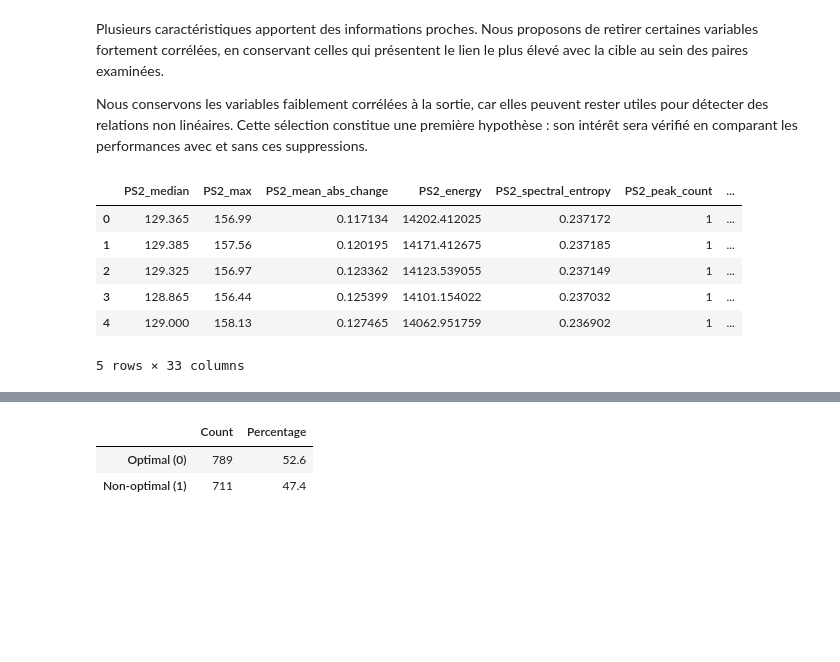
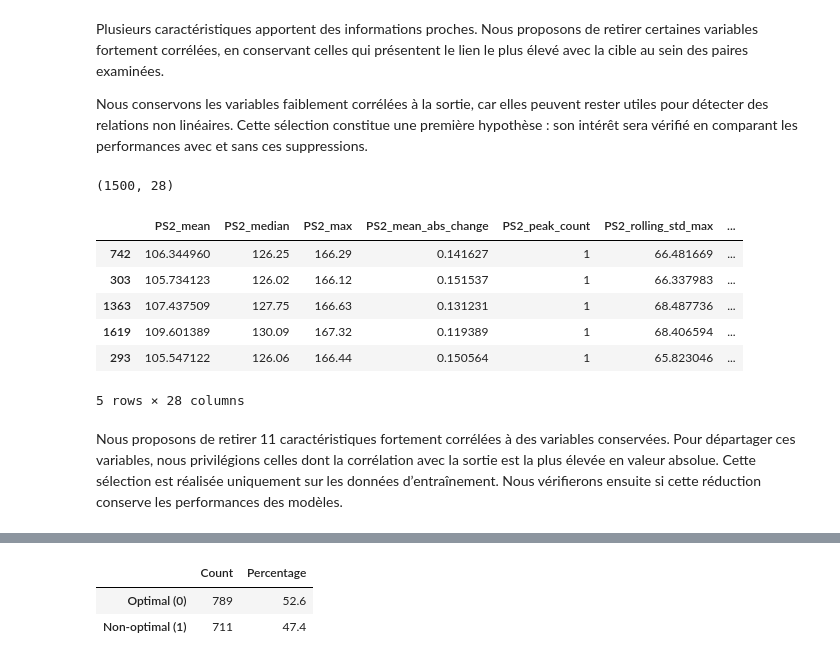
Before and after one commit to alex-05-20/ML_Project, a Jupyter notebook: project_ml.ipynb, the cells around one changed output, grey strips where cells are left out. Cells and saved outputs as stored; diff of their text form; code cells hidden in the pictures; blank space fills up the shorter version.

```diff
--- a/project_ml.ipynb
+++ b/project_ml.ipynb
@@ -623,7 +623,8 @@ Verification de la variance des features, pour identier des features qui sont co
 # %%
-feature_variance = X.var()
-constant_features = feature_variance[
-    feature_variance == 0
-]
-constant_features
+# Repérer les variables constantes sur l'entraînement uniquement
+constant_features = X_train.columns[
+    X_train.nunique(dropna=False) == 1
+].tolist()
+
+print("Variables constantes :", constant_features)
 # %% [output]
@@ -633,2 +632,7 @@ dtype: float64
 # %%
-X = X.drop(columns=constant_features.index)
+# Appliquer la même suppression aux trois ensembles
+X_train = X_train.drop(columns=constant_features)
+X_test = X_test.drop(columns=constant_features)
+X_holdout = X_holdout.drop(columns=constant_features)
+
+print("Nombre de caractéristiques restantes :", X_train.shape[1])
@@ -637,2 +641,8 @@ PS2_min et PS2_dominant_frequency avait une variance nulle, donc elle avait une
 # %%
-X = X.drop(columns=["PS2_range","FS1_min","FS1_range"])
+# Suppressions des colonnes inutiles pour reduire le bruit
+
+X_train = X_train.drop(columns=["PS2_range","FS1_min","FS1_range"])
+X_test = X_test.drop(columns=["PS2_range","FS1_min","FS1_range"])
+X_holdout = X_holdout.drop(columns=["PS2_range","FS1_min","FS1_range"])
+
+print("Nombre de caractéristiques restantes :", X_train.shape[1])
@@ -827,26 +743,35 @@ Plusieurs caractéristiques apportent des informations proches. Nous proposons d
 Nous conservons les variables faiblement corrélées à la sortie, car elles peuvent rester utiles pour détecter des relations non linéaires. Cette sélection constitue une première hypothèse : son intérêt sera vérifié en comparant les performances avec et sans ces suppressions.
 # %%
 features_to_drop = [
+    "PS2_first_peak_time",
+    "FS1_first_peak_time",
     "PS2_std",
-    "PS2_mean",
+    "PS2_energy",
+    "PS2_rolling_mean_std",
+    "PS2_spectral_entropy",
+    "PS2_level_change_39s",
     "FS1_mean",
     "FS1_median",
     "FS1_rolling_mean_std",
-    "FS1_dominant_frequency",
+    "PS2_drop_49s",
 ]
 
-# Suppression de ces donnees de main et du validatio dataset
-X_main = X_main.drop(columns=features_to_drop)
+X_train = X_train.drop(columns=features_to_drop)
+X_test = X_test.drop(columns=features_to_drop)
 X_holdout = X_holdout.drop(columns=features_to_drop)
 
-display(X_main.head())
+print( X_train.shape)
+display(X_train.head())
 # %% [output]
+(1500, 28)
-|  | PS2_median | PS2_max | PS2_mean_abs_change | PS2_energy | PS2_spectral_entropy | PS2_peak_count | ... |
-| 0 | 129.365 | 156.99 | 0.117134 | 14202.412025 | 0.237172 | 1 | ... |
-| 1 | 129.385 | 157.56 | 0.120195 | 14171.412675 | 0.237185 | 1 | ... |
-| 2 | 129.325 | 156.97 | 0.123362 | 14123.539055 | 0.237149 | 1 | ... |
-| 3 | 128.865 | 156.44 | 0.125399 | 14101.154022 | 0.237032 | 1 | ... |
-| 4 | 129.000 | 158.13 | 0.127465 | 14062.951759 | 0.236902 | 1 | ... |
+|  | PS2_mean | PS2_median | PS2_max | PS2_mean_abs_change | PS2_peak_count | PS2_rolling_std_max | ... |
+| 742 | 106.344960 | 126.25 | 166.29 | 0.141627 | 1 | 66.481669 | ... |
+| 303 | 105.734123 | 126.02 | 166.12 | 0.151537 | 1 | 66.337983 | ... |
+| 1363 | 107.437509 | 127.75 | 166.63 | 0.131231 | 1 | 68.487736 | ... |
+| 1619 | 109.601389 | 130.09 | 167.32 | 0.119389 | 1 | 68.406594 | ... |
+| 293 | 105.547122 | 126.06 | 166.44 | 0.150564 | 1 | 65.823046 | ... |
-5 rows × 33 columns
+5 rows × 28 columns
+# %% [markdown]
+Nous proposons de retirer 11 caractéristiques fortement corrélées à des variables conservées. Pour départager ces variables, nous privilégions celles dont la corrélation avec la sortie est la plus élevée en valeur absolue. Cette sélection est réalisée uniquement sur les données d’entraînement. Nous vérifierons ensuite si cette réduction conserve les performances des modèles.
 # %%
 # Distribution de chaque caractéristique
```
Also changed, not shown: parts of 63 cells of this notebook.
